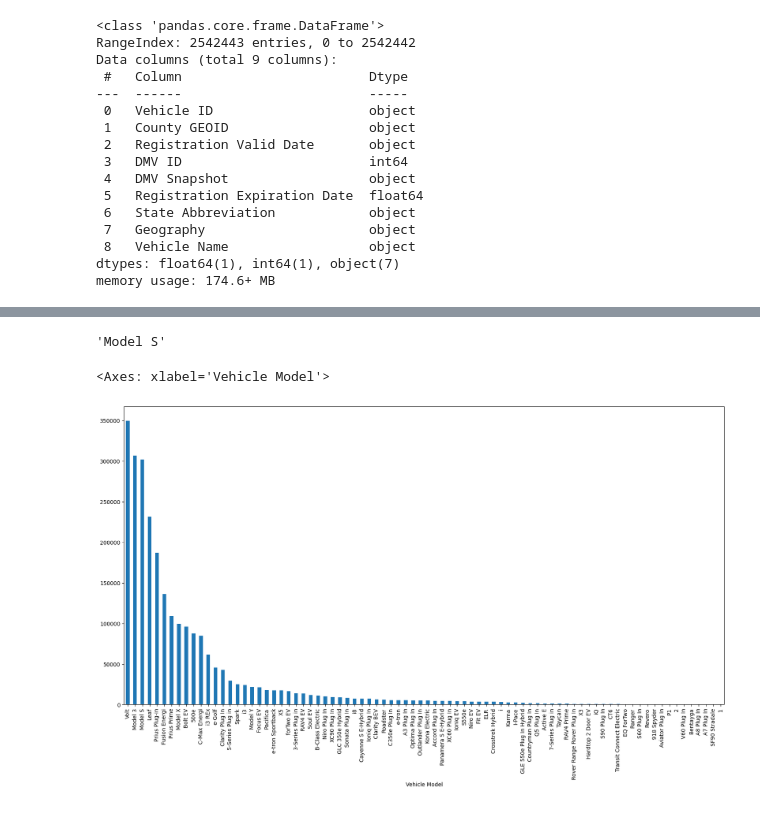
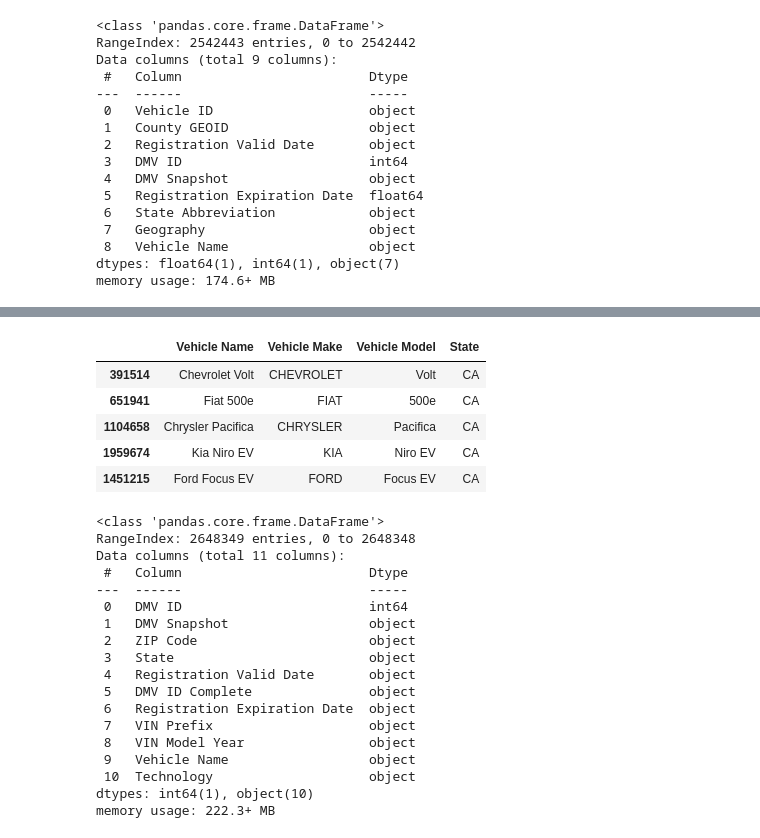
Before and after one commit to edwinjosechittilappilly/EDA-EV-ML-Project, a Jupyter notebook: notebooks/test.ipynb, the cells around one changed output, grey strips where cells are left out. Drawn from its saved outputs; the diff is of its cells as text; code cells hidden in the pictures.

```diff
--- a/notebooks/test.ipynb
+++ b/notebooks/test.ipynb
@@ -1,7 +1,7 @@
 # %%
 import os
-os.listdir("../../../../OneDrive - Western Michigan University/machine learning/project/datasets/state-ev-registration-data/")
-path="../../../../OneDrive - Western Michigan University/machine learning/project/datasets/state-ev-registration-data/"
+os.listdir("C:\\Users\DELL\\Documents\\Dataset\\state-ev-registration-data")
+path="C:\\Users\DELL\\Documents\\Dataset\\state-ev-registration-data\\"
 # %%
 import pandas as pd
 # %%
@@ -59,3 +58,6 @@ df_ca["Vehicle Make"]=df_ca['Vehicle Name'].apply(lambda x: x.split()[0])
 #convert a string to capital letters
 df_ca["Vehicle Make"]=df_ca["Vehicle Make"].apply(lambda x: x.upper())
 df_ca["Vehicle Model"]=df_ca['Vehicle Name'].apply(lambda x: " ".join(x.split()[1:]))
+# rename the column
+df_ca.rename(columns={"State Abbreviation":"State"},inplace=True)
+# df_ca["Vehicle Name"]=df_ca['Vehicle Name'].apply(lambda x: x.split()[0])
@@ -67,10 +64,9 @@ df_ca["Vehicle Make"].value_counts().plot(kind="bar")
-# %%
-" ".join("Tesla Model S".split()[1:])
-# join elemnts in a list with space
-# %% [output]
-'Model S'
-# %%
-df_ca["Vehicle Model"].value_counts().plot(kind="bar",figsize=(20,10))
-# %% [output]
-<Axes: xlabel='Vehicle Model'>
-[figure, removed]
+# %%
+df_ca.loc[:,["Vehicle Name","Vehicle Make","Vehicle Model","State"]].sample(5)
+# %% [output]
+|  | Vehicle Name | Vehicle Make | Vehicle Model | State |
+| 391514 | Chevrolet Volt | CHEVROLET | Volt | CA |
+| 651941 | Fiat 500e | FIAT | 500e | CA |
+| 1104658 | Chrysler Pacifica | CHRYSLER | Pacifica | CA |
+| 1959674 | Kia Niro EV | KIA | Niro EV | CA |
+| 1451215 | Ford Focus EV | FORD | Focus EV | CA |
@@ -76,0 +80,21 @@ df_ca["Vehicle Model"].value_counts().plot(kind="bar",figsize=(20,10))
+# %%
+df_wa.info()
+# %% [output]
+<class 'pandas.core.frame.DataFrame'>
+RangeIndex: 2648349 entries, 0 to 2648348
+Data columns (total 11 columns):
+ #   Column                        Dtype
+---  ------                        -----
+ 0   DMV ID                        int64
+ 1   DMV Snapshot                  object
+ 2   ZIP Code                      object
+ 3   State                         object
+ 4   Registration Valid Date       object
+ 5   DMV ID Complete               object
+ 6   Registration Expiration Date  object
+ 7   VIN Prefix                    object
+ 8   VIN Model Year                object
+ 9   Vehicle Name                  object
+ 10  Technology                    object
+dtypes: int64(1), object(10)
+memory usage: 222.3+ MB
```
Also changed, not shown: parts of 17 cells of this notebook.
